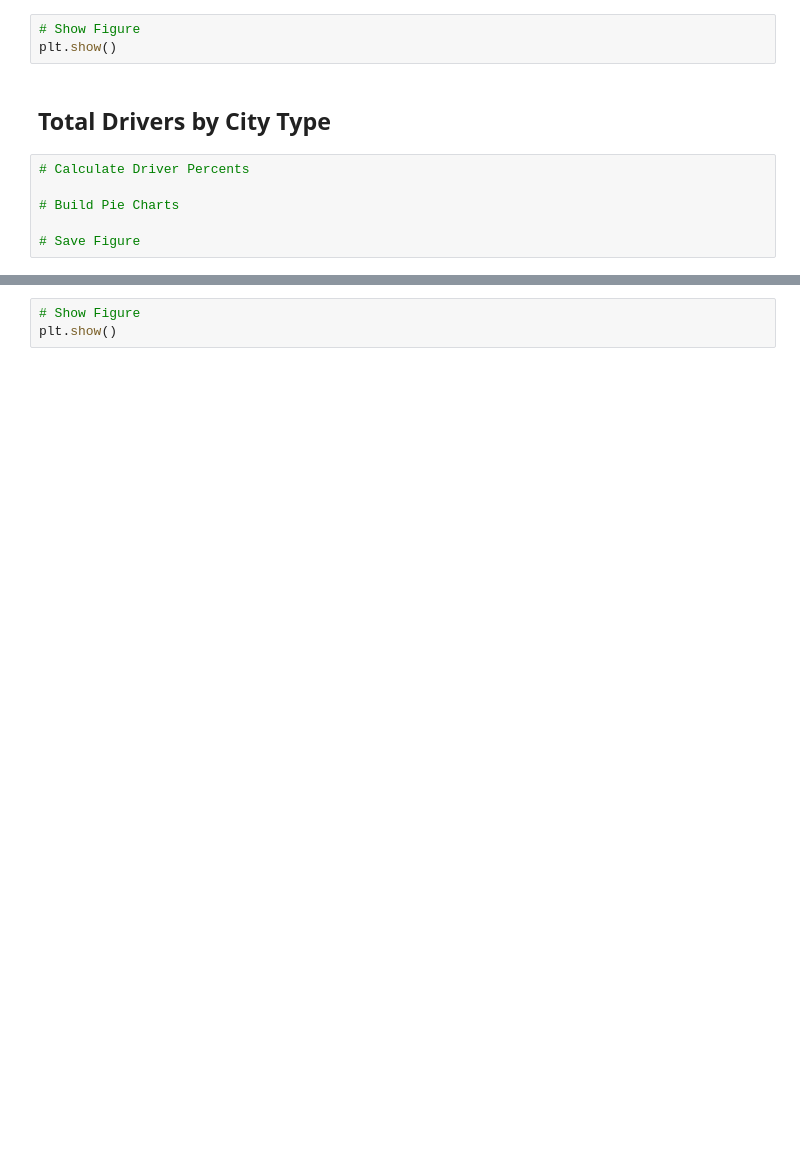
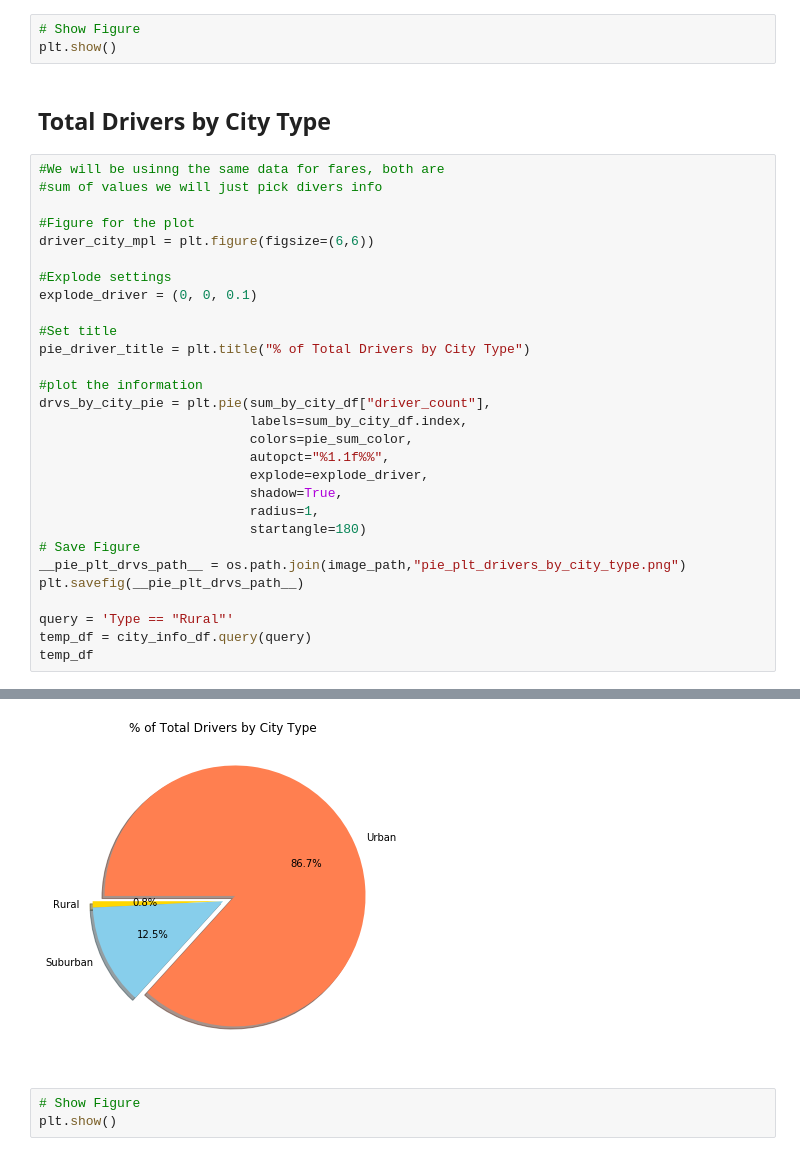
Before and after one commit to jpastell/DataAnalysisBootCamp, a Jupyter notebook: Python/matplotlib/pyber_starter.ipynb, the cells around one changed output, grey strips where cells are left out. Cells and saved outputs as stored; diff of their text form; blank space fills up the shorter version.

```diff
--- a/Python/matplotlib/pyber_starter.ipynb
+++ b/Python/matplotlib/pyber_starter.ipynb
@@ -147,9 +189,33 @@ plt.show()
 plt.show()
 # %% [markdown]
 ## Total Drivers by City Type
-# %%
-# Calculate Driver Percents
-
-# Build Pie Charts
-
-# Save Figure
+# %%
+#We will be usinng the same data for fares, both are
+#sum of values we will just pick divers info
+
+#Figure for the plot
+driver_city_mpl = plt.figure(figsize=(6,6))
+
+#Explode settings
+explode_driver = (0, 0, 0.1)
+
+#Set title
+pie_driver_title = plt.title("% of Total Drivers by City Type")
+
+#plot the information
+drvs_by_city_pie = plt.pie(sum_by_city_df["driver_count"],
+                           labels=sum_by_city_df.index,
+                           colors=pie_sum_color,
+                           autopct="%1.1f%%",
+                           explode=explode_driver,
+                           shadow=True,
+                           radius=1,
+                           startangle=180)
+# Save Figure
+__pie_plt_drvs_path__ = os.path.join(image_path,"pie_plt_drivers_by_city_type.png")
+plt.savefig(__pie_plt_drvs_path__)
+
+query = 'Type == "Rural"'
+temp_df = city_info_df.query(query)
+temp_df
+# %% [output]
@@ -156,3 +239,4 @@ plt.show()
+[figure, added]
 # %%
 # Show Figure
 plt.show()
```
Also changed, not shown: parts of 9 cells of this notebook, 4 other files.
